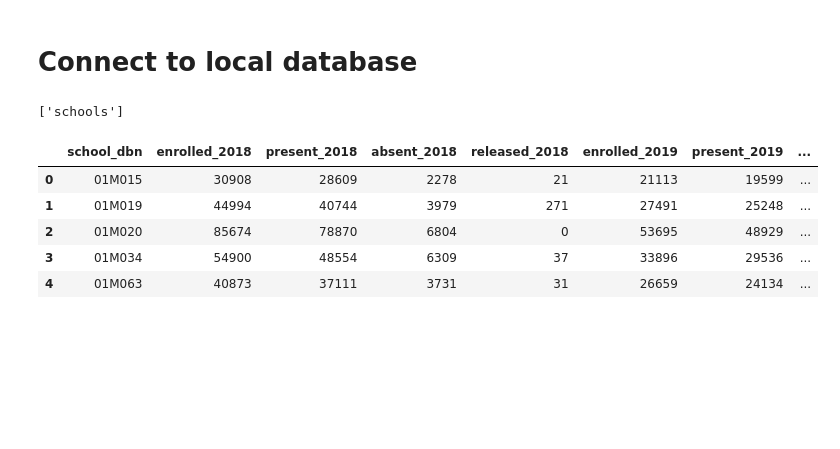
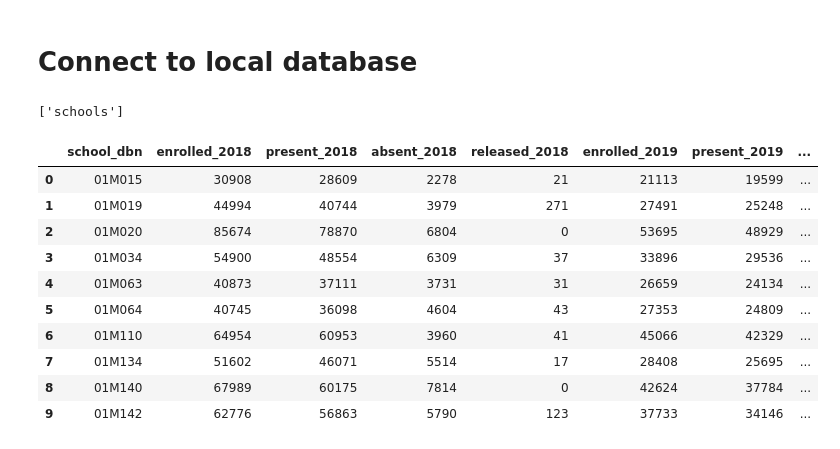
Before and after one commit to kamalnyc17/ETL_Project, a Jupyter notebook: ETL_NYC_Daily_Attendance_By_School.ipynb, the cells around one changed output. Drawn from its saved outputs; the diff is of its cells as text; code cells hidden in the pictures; blank space fills up the shorter version.

```diff
--- a/ETL_NYC_Daily_Attendance_By_School.ipynb
+++ b/ETL_NYC_Daily_Attendance_By_School.ipynb
@@ -123,13 +123,18 @@ engine.table_names()
 # %%
 # use pandas to load data to schools table
 complete_school_df.to_sql(name='schools', con=engine, if_exists='append', index=False)
 
 # confirming the data was added to the database
-pd.read_sql_query('select * from schools', con=engine).head()
+pd.read_sql_query('select * from schools', con=engine).head(10)
 # %% [output]
 |  | school_dbn | enrolled_2018 | present_2018 | absent_2018 | released_2018 | enrolled_2019 | present_2019 | ... |
 | 0 | 01M015 | 30908 | 28609 | 2278 | 21 | 21113 | 19599 | ... |
 | 1 | 01M019 | 44994 | 40744 | 3979 | 271 | 27491 | 25248 | ... |
 | 2 | 01M020 | 85674 | 78870 | 6804 | 0 | 53695 | 48929 | ... |
 | 3 | 01M034 | 54900 | 48554 | 6309 | 37 | 33896 | 29536 | ... |
 | 4 | 01M063 | 40873 | 37111 | 3731 | 31 | 26659 | 24134 | ... |
+| 5 | 01M064 | 40745 | 36098 | 4604 | 43 | 27353 | 24809 | ... |
+| 6 | 01M110 | 64954 | 60953 | 3960 | 41 | 45066 | 42329 | ... |
+| 7 | 01M134 | 51602 | 46071 | 5514 | 17 | 28408 | 25695 | ... |
+| 8 | 01M140 | 67989 | 60175 | 7814 | 0 | 42624 | 37784 | ... |
+| 9 | 01M142 | 62776 | 56863 | 5790 | 123 | 37733 | 34146 | ... |
```
Also changed, not shown: parts of 5 cells of this notebook.
